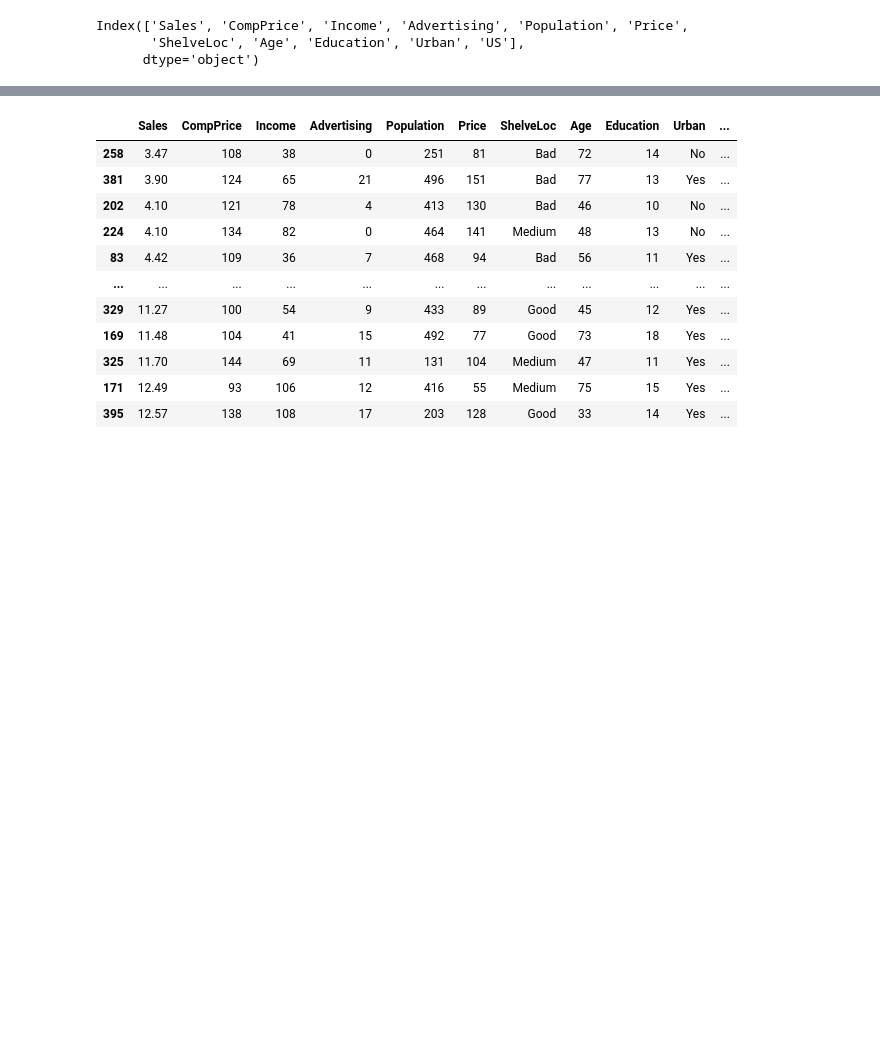
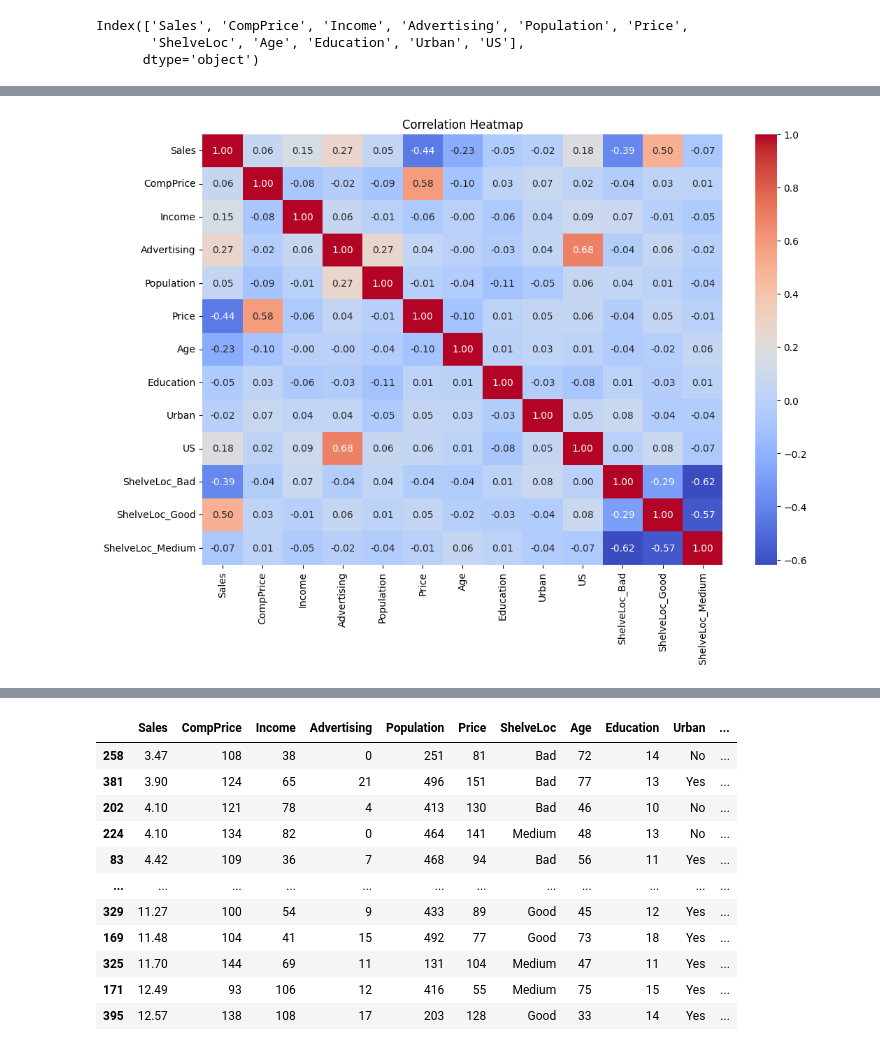
Before and after one commit to GrimmXoXo/Machine-Learning-Techniques-Implementation, a Jupyter notebook: Decision Tree/Company.ipynb, the cells around one changed output, grey strips where cells are left out. Drawn from its saved outputs; the diff is of its cells as text; code cells hidden in the pictures; blank space fills up the shorter version.

```diff
--- a/Decision Tree/Company.ipynb
+++ b/Decision Tree/Company.ipynb
@@ -13,0 +28,25 @@ Index(['Sales', 'CompPrice', 'Income', 'Advertising', 'Population', 'Price',
+# %%
+
+df = pd.DataFrame(data)
+
+# Convert categorical variables to correct data type and encode them
+df['ShelveLoc'] = df['ShelveLoc'].astype('category')
+df['Urban'] = df['Urban'].map({'Yes': 1, 'No': 0}).astype('category')
+df['US'] = df['US'].map({'Yes': 1, 'No': 0}).astype('category')
+df['Education'] = df['Education'].astype('category')
+
+# Convert 'ShelveLoc' to dummy variables
+shelveloc_dummies = pd.get_dummies(df['ShelveLoc'], prefix='ShelveLoc')
+df = pd.concat([df, shelveloc_dummies], axis=1)
+df.drop('ShelveLoc', axis=1, inplace=True)
+
+# Calculate correlation matrix
+corr_matrix = df.corr()
+
+# Create a heatmap
+plt.figure(figsize=(12, 8))
+sns.heatmap(corr_matrix, annot=True, cmap='coolwarm', fmt=".2f", annot_kws={"size": 10})
+plt.title('Correlation Heatmap')
+plt.show()
+# %% [output]
+[figure, added]
```
Also changed, not shown: parts of 4 cells of this notebook.
